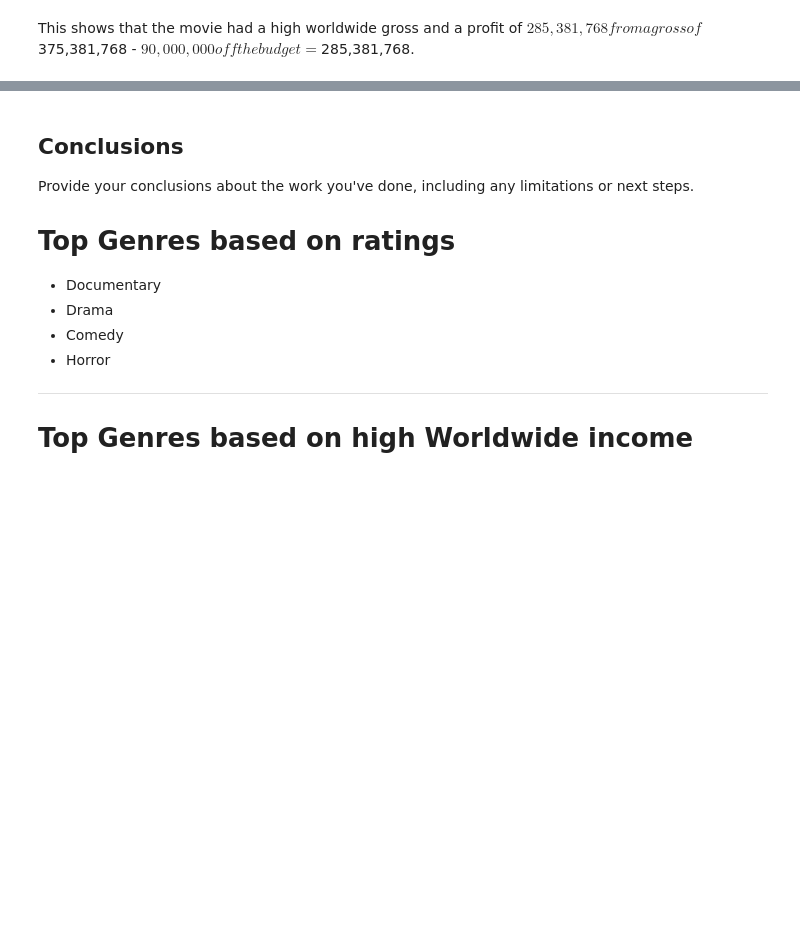
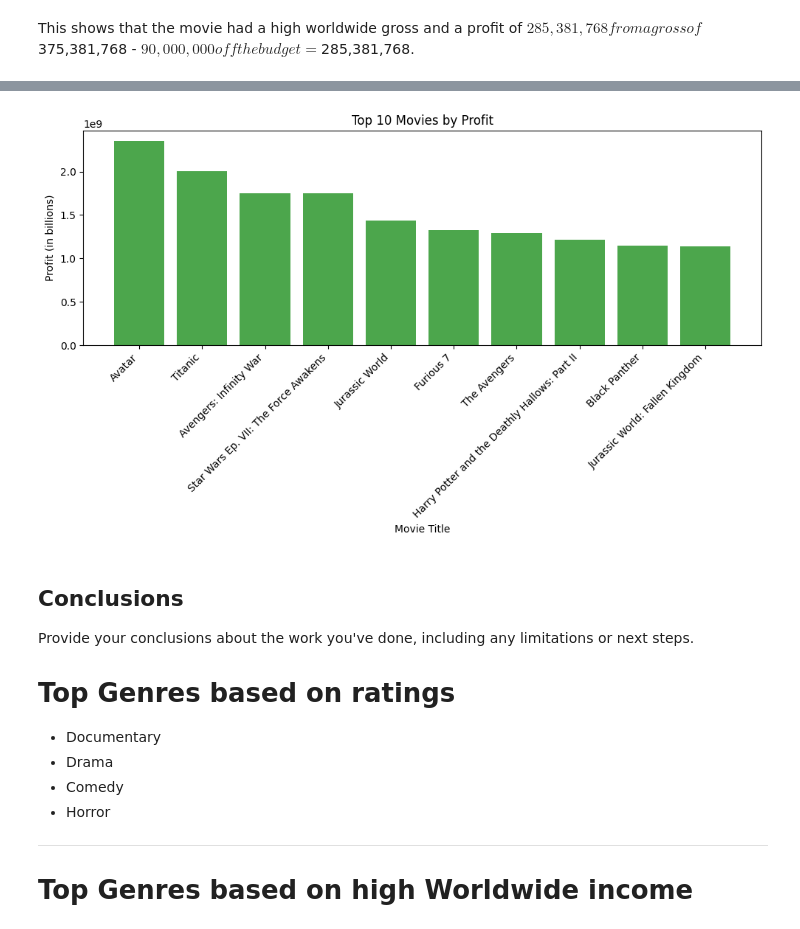
Before and after one commit to likebubba/Microsoft-Phase-1-Project, a Jupyter notebook: student.ipynb, the cells around one changed output, grey strips where cells are left out. Saved outputs shown, nothing was run; the diff lists cells and outputs as text; code cells hidden in the pictures; blank space fills up the shorter version.

```diff
--- a/student.ipynb
+++ b/student.ipynb
@@ -648,3 +647,37 @@ plt.show()
+# %%
+
+#Visualizing profit versus movies.
+movie_title_col = 'movie'
+profit_col = 'profit'
+
+
+sorted_movies = movie_budgets_cleaned.sort_values(by=profit_col, ascending=False)
+
+
+top_10_movies = sorted_movies.head(10)
+
+
+fig, ax = plt.subplots(figsize=(10, 6))
+
+
+bar_positions = range(len(top_10_movies))
+
+
+ax.bar(bar_positions, top_10_movies[profit_col], color='green', alpha=0.7)
+
+
+ax.set_xticks(bar_positions)
+ax.set_xticklabels(top_10_movies[movie_title_col], rotation=45, ha='right')
+
+
+ax.set_xlabel('Movie Title')
+ax.set_ylabel('Profit (in billions)')
+ax.set_title('Top 10 Movies by Profit')
+
+plt.tight_layout()
+plt.show()
+# %% [output]
+[figure, added]
 # %% [markdown]
 ## Conclusions
 Provide your conclusions about the work you've done, including any limitations or next steps.
```
Also changed, not shown: parts of 3 cells of this notebook, 7 other files.
